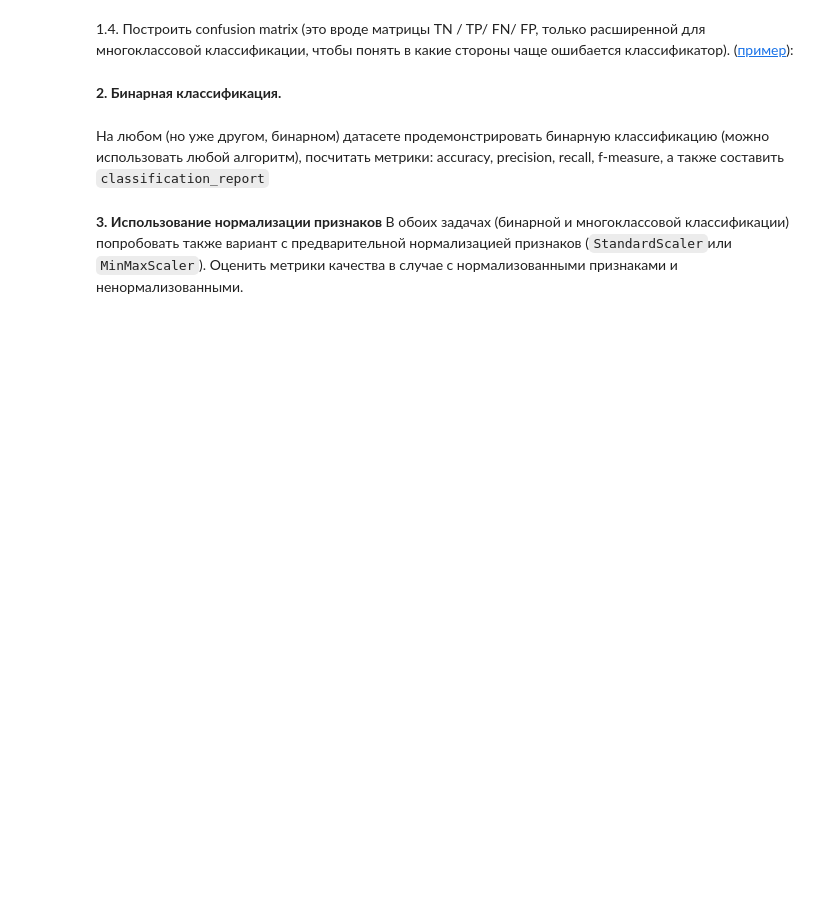
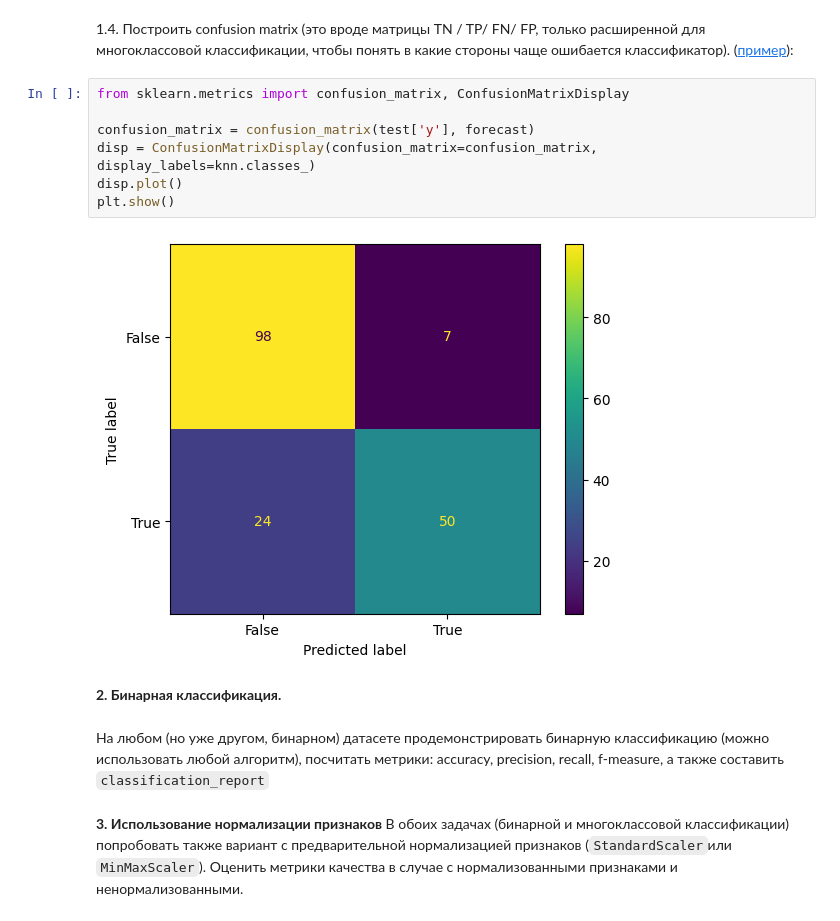
Before and after one commit to ArtyomStebenev/IOT-NN, a Jupyter notebook: lab_4_regression_and_classification.ipynb, the cells around one changed output. Saved outputs shown, nothing was run; the diff lists cells and outputs as text; blank space fills up the shorter version.

```diff
--- a/lab_4_regression_and_classification.ipynb
+++ b/lab_4_regression_and_classification.ipynb
@@ -197,5 +271,14 @@ plt.show()
 # %% [markdown]
 1.4. Построить confusion matrix (это вроде матрицы TN / TP/ FN/ FP, только расширенной для многоклассовой классификации, чтобы понять в какие стороны чаще ошибается классификатор). ([пример](https://scikit-learn.org/stable/auto_examples/model_selection/plot_confusion_matrix.html)):
+# %%
+from sklearn.metrics import confusion_matrix, ConfusionMatrixDisplay
+
+confusion_matrix = confusion_matrix(test['y'], forecast)
+disp = ConfusionMatrixDisplay(confusion_matrix=confusion_matrix, display_labels=knn.classes_)
+disp.plot()
+plt.show()
+# %% [output]
+[figure, added]
 # %% [markdown]
 **2. Бинарная классификация.**
 # %% [markdown]
```
Also changed, not shown: parts of 4 cells of this notebook.
